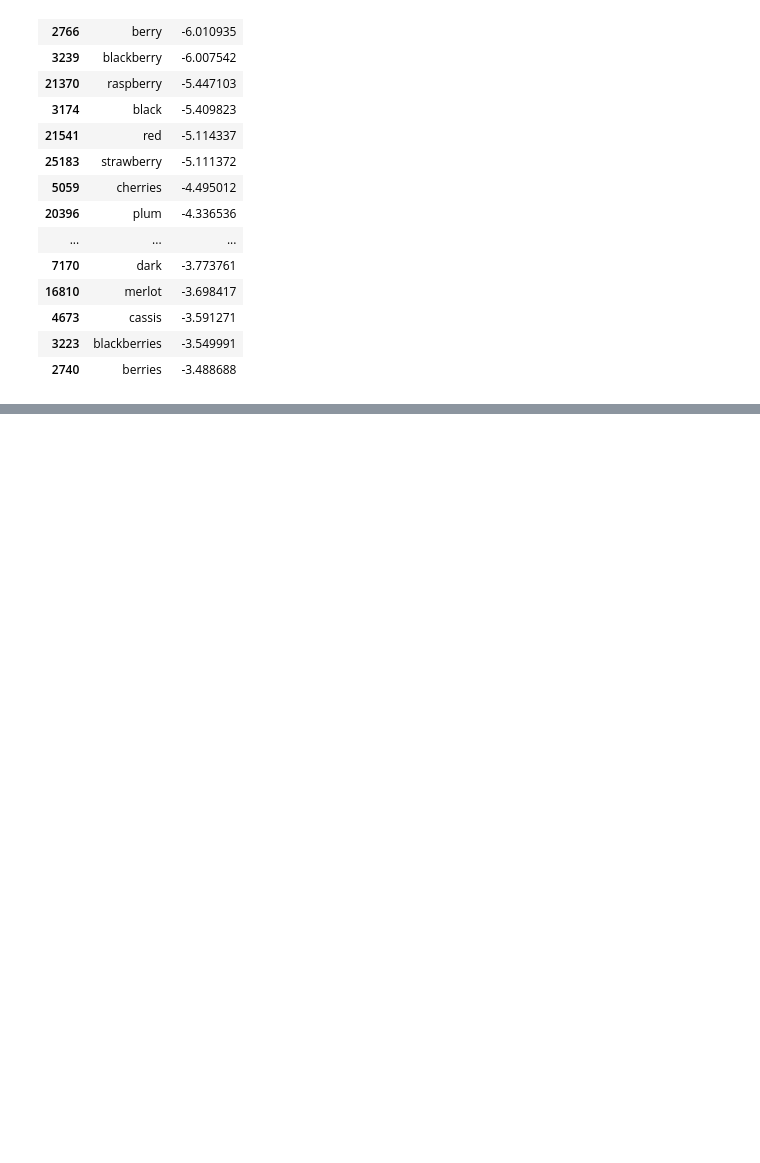
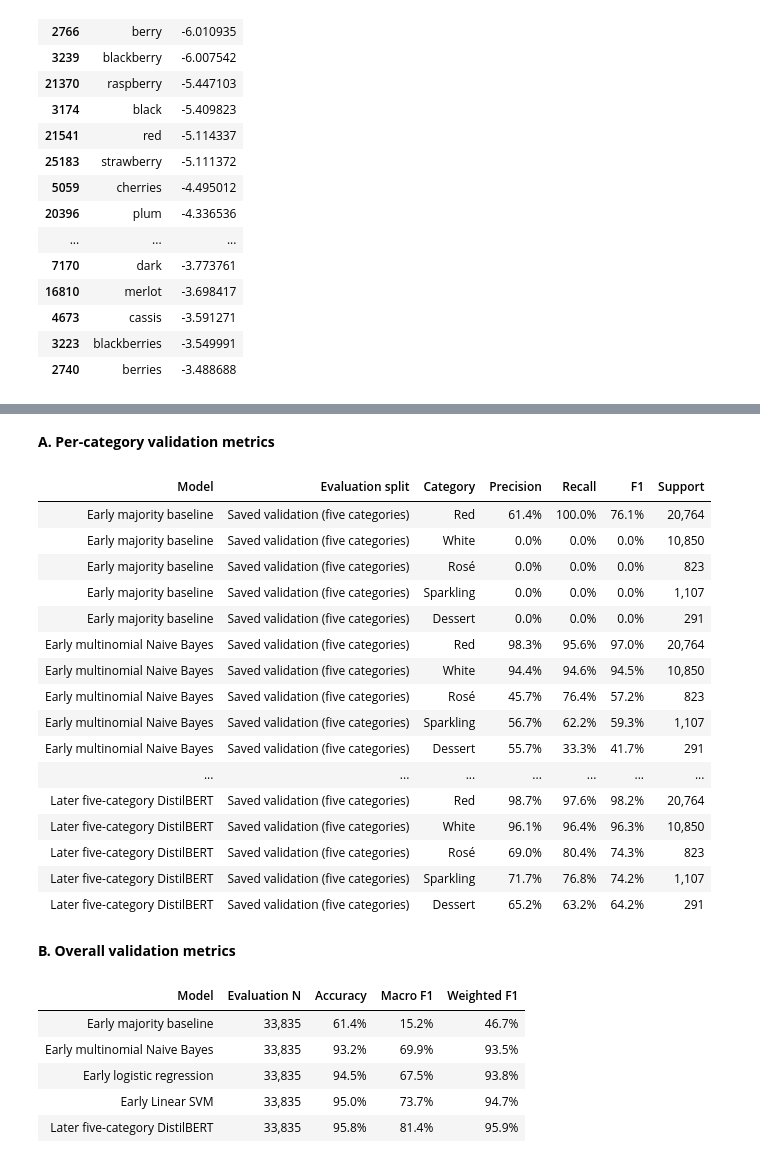
Before and after one commit to Dilraj112358/4401project3, a Jupyter notebook: minh_eda.ipynb, the cells around one changed output, grey strips where cells are left out. Cells and saved outputs as stored; diff of their text form; code cells hidden in the pictures; blank space fills up the shorter version.

```diff
--- a/minh_eda.ipynb
+++ b/minh_eda.ipynb
@@ -606,0 +854,41 @@ with plt.rc_context({"font.family": "DejaVu Sans", "font.size": 12}):
+# %%
+display(Markdown('**A. Per-category validation metrics**'))
+display(
+    HTML(wine_intro_per_category.to_html(index=False, border=0, formatters={
+        'Precision': '{:.1%}'.format, 'Recall': '{:.1%}'.format,
+        'F1': '{:.1%}'.format, 'Support': '{:,d}'.format,
+    }))
+)
+display(Markdown('**B. Overall validation metrics**'))
+display(
+    HTML(wine_intro_overall.to_html(index=False, border=0, formatters={
+        'Evaluation N': '{:,d}'.format, 'Accuracy': '{:.1%}'.format,
+        'Macro F1': '{:.1%}'.format, 'Weighted F1': '{:.1%}'.format,
+    }))
+)
+# %% [output]
+**A. Per-category validation metrics**
+| Model | Evaluation split | Category | Precision | Recall | F1 | Support |
+| Early majority baseline | Saved validation (five categories) | Red | 61.4% | 100.0% | 76.1% | 20,764 |
+| Early majority baseline | Saved validation (five categories) | White | 0.0% | 0.0% | 0.0% | 10,850 |
+| Early majority baseline | Saved validation (five categories) | Rosé | 0.0% | 0.0% | 0.0% | 823 |
+| Early majority baseline | Saved validation (five categories) | Sparkling | 0.0% | 0.0% | 0.0% | 1,107 |
+| Early majority baseline | Saved validation (five categories) | Dessert | 0.0% | 0.0% | 0.0% | 291 |
+| Early multinomial Naive Bayes | Saved validation (five categories) | Red | 98.3% | 95.6% | 97.0% | 20,764 |
+| Early multinomial Naive Bayes | Saved validation (five categories) | White | 94.4% | 94.6% | 94.5% | 10,850 |
+| Early multinomial Naive Bayes | Saved validation (five categories) | Rosé | 45.7% | 76.4% | 57.2% | 823 |
+| Early multinomial Naive Bayes | Saved validation (five categories) | Sparkling | 56.7% | 62.2% | 59.3% | 1,107 |
+| Early multinomial Naive Bayes | Saved validation (five categories) | Dessert | 55.7% | 33.3% | 41.7% | 291 |
+| ... | ... | ... | ... | ... | ... | ... |
+| Later five-category DistilBERT | Saved validation (five categories) | Red | 98.7% | 97.6% | 98.2% | 20,764 |
+| Later five-category DistilBERT | Saved validation (five categories) | White | 96.1% | 96.4% | 96.3% | 10,850 |
+| Later five-category DistilBERT | Saved validation (five categories) | Rosé | 69.0% | 80.4% | 74.3% | 823 |
+| Later five-category DistilBERT | Saved validation (five categories) | Sparkling | 71.7% | 76.8% | 74.2% | 1,107 |
+| Later five-category DistilBERT | Saved validation (five categories) | Dessert | 65.2% | 63.2% | 64.2% | 291 |
+**B. Overall validation metrics**
+| Model | Evaluation N | Accuracy | Macro F1 | Weighted F1 |
+| Early majority baseline | 33,835 | 61.4% | 15.2% | 46.7% |
+| Early multinomial Naive Bayes | 33,835 | 93.2% | 69.9% | 93.5% |
+| Early logistic regression | 33,835 | 94.5% | 67.5% | 93.8% |
+| Early Linear SVM | 33,835 | 95.0% | 73.7% | 94.7% |
+| Later five-category DistilBERT | 33,835 | 95.8% | 81.4% | 95.9% |
```
Also changed, not shown: parts of 8 cells of this notebook.
